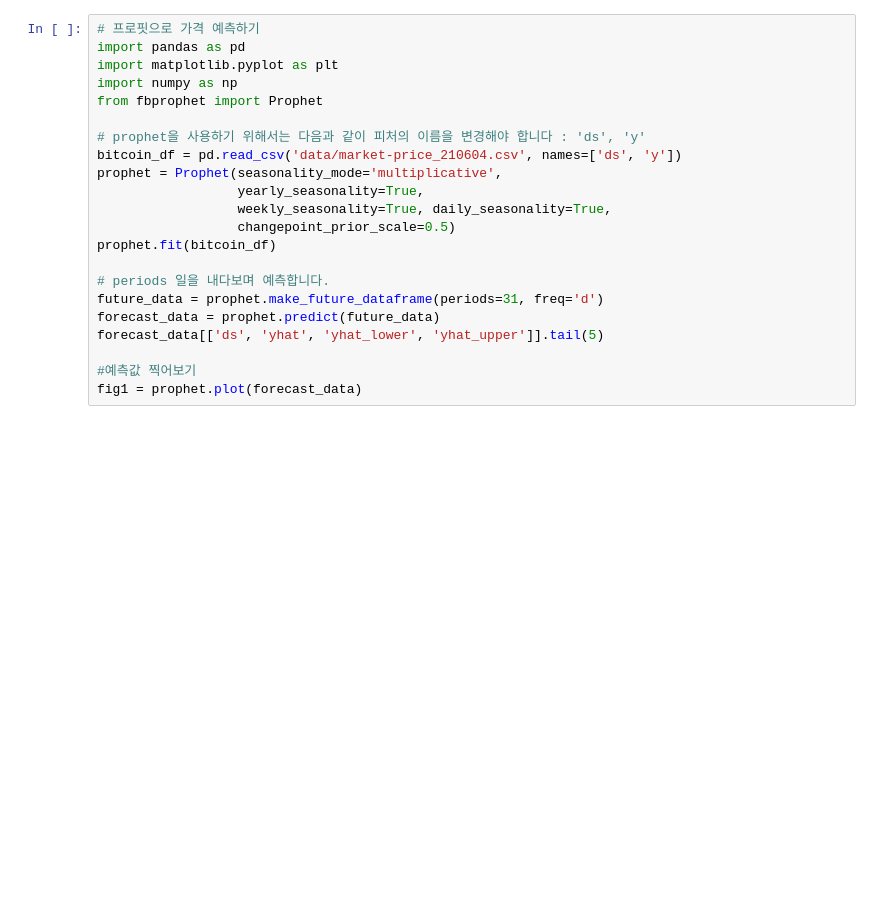
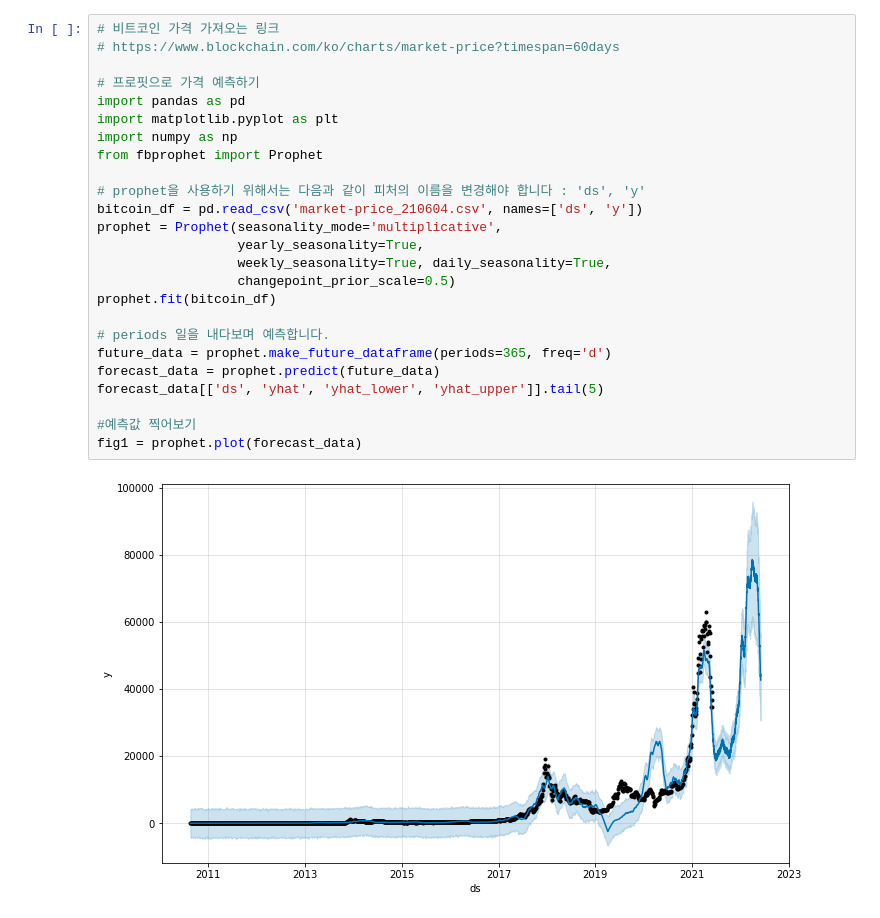
Before and after one commit to wisestonster/forecast_BTC, a Jupyter notebook: forecast_BTC.ipynb, the cells around one changed output. Drawn from its saved outputs; the diff is of its cells as text; blank space fills up the shorter version.

```diff
--- a/forecast_BTC.ipynb
+++ b/forecast_BTC.ipynb
@@ -1,24 +1,29 @@
 # %% [markdown]
 <a href="https://colab.research.google.com/github/wisestonster/forecast_BTC/blob/main/forecast_BTC.ipynb" target="_parent"><img src="https://colab.research.google.com/assets/colab-badge.svg" alt="Open In Colab"/></a>
 # %%
+# 비트코인 가격 가져오는 링크
+# https://www.blockchain.com/ko/charts/market-price?timespan=60days
+
 # 프로핏으로 가격 예측하기
 import pandas as pd
 import matplotlib.pyplot as plt
 import numpy as np
 from fbprophet import Prophet
 
 # prophet을 사용하기 위해서는 다음과 같이 피처의 이름을 변경해야 합니다 : 'ds', 'y'
-bitcoin_df = pd.read_csv('data/market-price_210604.csv', names=['ds', 'y'])
+bitcoin_df = pd.read_csv('market-price_210604.csv', names=['ds', 'y'])
 prophet = Prophet(seasonality_mode='multiplicative',
                   yearly_seasonality=True,
                   weekly_seasonality=True, daily_seasonality=True,
                   changepoint_prior_scale=0.5)
 prophet.fit(bitcoin_df)
 
 # periods 일을 내다보며 예측합니다.
-future_data = prophet.make_future_dataframe(periods=31, freq='d')
+future_data = prophet.make_future_dataframe(periods=365, freq='d')
 forecast_data = prophet.predict(future_data)
 forecast_data[['ds', 'yhat', 'yhat_lower', 'yhat_upper']].tail(5)
 
 #예측값 찍어보기
 fig1 = prophet.plot(forecast_data)
+# %% [output]
+[figure, added]
```
Also changed, not shown: parts of 2 cells of this notebook.
